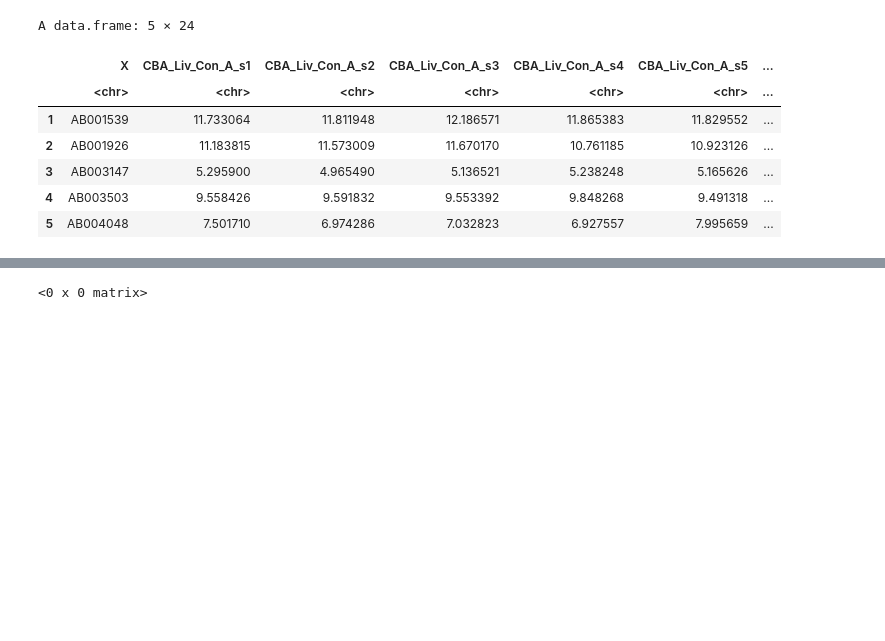
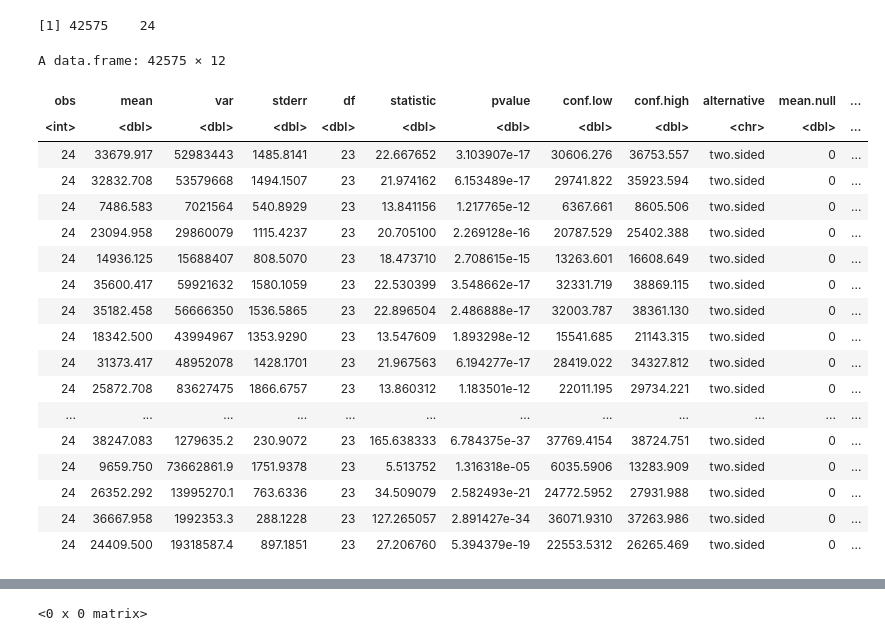
Before and after one commit to almedida/thesis, a Jupyter notebook: t_test.ipynb, the cells around one changed output, grey strips where cells are left out. Cells and saved outputs as stored; diff of their text form; code cells hidden in the pictures; blank space fills up the shorter version.

```diff
--- a/t_test.ipynb
+++ b/t_test.ipynb
@@ -20,13 +30,32 @@ grp <- c("CBA_Liv_Con_A_s1","CBA_Liv_Con_A_s2","CBA_Liv_Con_A_s3","CBA_Liv_Con_A
 # %%
 dataExprCBA_df <- as.data.frame(as.matrix(dataExpr))
-# %%
-head(dataExprCBA_df, 5)
-# %% [output]
-A data.frame: 5 × 24
-|  | X | CBA_Liv_Con_A_s1 | CBA_Liv_Con_A_s2 | CBA_Liv_Con_A_s3 | CBA_Liv_Con_A_s4 | CBA_Liv_Con_A_s5 | ... |
-|  | <chr> | <chr> | <chr> | <chr> | <chr> | <chr> | ... |
-| 1 | AB001539 | 11.733064 | 11.811948 | 12.186571 | 11.865383 | 11.829552 | ... |
-| 2 | AB001926 | 11.183815 | 11.573009 | 11.670170 | 10.761185 | 10.923126 | ... |
-| 3 | AB003147 | 5.295900 | 4.965490 | 5.136521 | 5.238248 | 5.165626 | ... |
-| 4 | AB003503 | 9.558426 | 9.591832 | 9.553392 | 9.848268 | 9.491318 | ... |
-| 5 | AB004048 | 7.501710 | 6.974286 | 7.032823 | 6.927557 | 7.995659 | ... |
+# %%
+#head(dataExprCBA_df, 5)
+
+dim(dataExprCBA_df)
+# %% [output]
+[1] 42575    24
+# %%
+ dataExprCBA_df_N <- data.matrix(dataExprCBA_df, rownames.force = NA)
+
+ row_t_onesample(dataExprCBA_df_N, alternative = "two.sided", mu = 0, conf.level = 0.95)
+# %% [output]
+A data.frame: 42575 × 12
+| obs | mean | var | stderr | df | statistic | pvalue | conf.low | conf.high | alternative | mean.null | ... |
+| <int> | <dbl> | <dbl> | <dbl> | <dbl> | <dbl> | <dbl> | <dbl> | <dbl> | <chr> | <dbl> | ... |
+| 24 | 33679.917 | 52983443 | 1485.8141 | 23 | 22.667652 | 3.103907e-17 | 30606.276 | 36753.557 | two.sided | 0 | ... |
+| 24 | 32832.708 | 53579668 | 1494.1507 | 23 | 21.974162 | 6.153489e-17 | 29741.822 | 35923.594 | two.sided | 0 | ... |
+| 24 | 7486.583 | 7021564 | 540.8929 | 23 | 13.841156 | 1.217765e-12 | 6367.661 | 8605.506 | two.sided | 0 | ... |
+| 24 | 23094.958 | 29860079 | 1115.4237 | 23 | 20.705100 | 2.269128e-16 | 20787.529 | 25402.388 | two.sided | 0 | ... |
+| 24 | 14936.125 | 15688407 | 808.5070 | 23 | 18.473710 | 2.708615e-15 | 13263.601 | 16608.649 | two.sided | 0 | ... |
+| 24 | 35600.417 | 59921632 | 1580.1059 | 23 | 22.530399 | 3.548662e-17 | 32331.719 | 38869.115 | two.sided | 0 | ... |
+| 24 | 35182.458 | 56666350 | 1536.5865 | 23 | 22.896504 | 2.486888e-17 | 32003.787 | 38361.130 | two.sided | 0 | ... |
+| 24 | 18342.500 | 43994967 | 1353.9290 | 23 | 13.547609 | 1.893298e-12 | 15541.685 | 21143.315 | two.sided | 0 | ... |
+| 24 | 31373.417 | 48952078 | 1428.1701 | 23 | 21.967563 | 6.194277e-17 | 28419.022 | 34327.812 | two.sided | 0 | ... |
+| 24 | 25872.708 | 83627475 | 1866.6757 | 23 | 13.860312 | 1.183501e-12 | 22011.195 | 29734.221 | two.sided | 0 | ... |
+| ... | ... | ... | ... | ... | ... | ... | ... | ... | ... | ... | ... |
+| 24 | 38247.083 | 1279635.2 | 230.9072 | 23 | 165.638333 | 6.784375e-37 | 37769.4154 | 38724.751 | two.sided | 0 | ... |
+| 24 | 9659.750 | 73662861.9 | 1751.9378 | 23 | 5.513752 | 1.316318e-05 | 6035.5906 | 13283.909 | two.sided | 0 | ... |
+| 24 | 26352.292 | 13995270.1 | 763.6336 | 23 | 34.509079 | 2.582493e-21 | 24772.5952 | 27931.988 | two.sided | 0 | ... |
+| 24 | 36667.958 | 1992353.3 | 288.1228 | 23 | 127.265057 | 2.891427e-34 | 36071.9310 | 37263.986 | two.sided | 0 | ... |
+| 24 | 24409.500 | 19318587.4 | 897.1851 | 23 | 27.206760 | 5.394379e-19 | 22553.5312 | 26265.469 | two.sided | 0 | ... |
```
Also changed, not shown: parts of 7 cells of this notebook.
